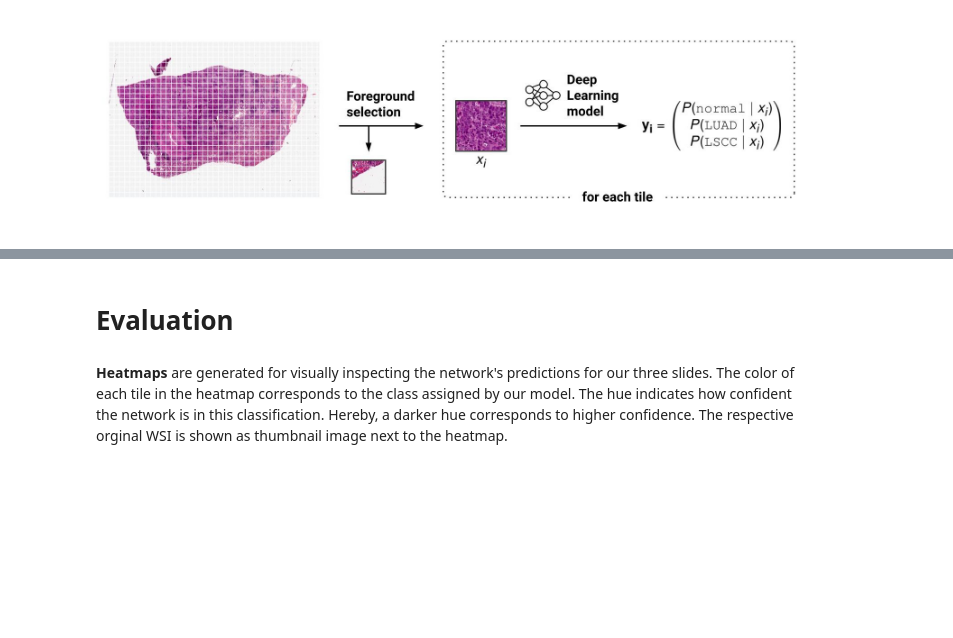
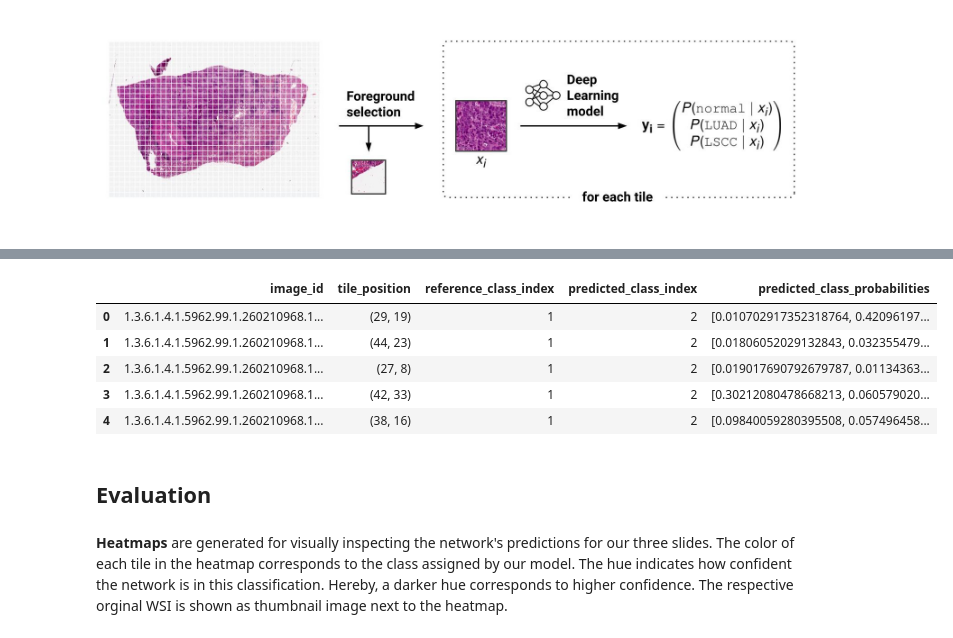
Before and after one commit to ImagingDataCommons/isbi_tutorial_2024, a Jupyter notebook: ISBI_2024_hands_on.ipynb, the cells around one changed output, grey strips where cells are left out. Cells and saved outputs as stored; diff of their text form; code cells hidden in the pictures; blank space fills up the shorter version.

```diff
--- a/ISBI_2024_hands_on.ipynb
+++ b/ISBI_2024_hands_on.ipynb
@@ -185,8 +278,17 @@ def predict(model, slides_metadata: pd.DataFrame, coverage: float) -> Prediction
 # %%
 # Perform prediction
 predictions = predict(model, slides_metadata, coverage=1.0)
+# %%
+display(predictions._predictions.head())
+# %% [output]
+|  | image_id | tile_position | reference_class_index | predicted_class_index | predicted_class_probabilities |
+| 0 | 1.3.6.1.4.1.5962.99.1.260210968.1... | (29, 19) | 1 | 2 | [0.010702917352318764, 0.42096197... |
+| 1 | 1.3.6.1.4.1.5962.99.1.260210968.1... | (44, 23) | 1 | 2 | [0.01806052029132843, 0.032355479... |
+| 2 | 1.3.6.1.4.1.5962.99.1.260210968.1... | (27, 8) | 1 | 2 | [0.019017690792679787, 0.01134363... |
+| 3 | 1.3.6.1.4.1.5962.99.1.260210968.1... | (42, 33) | 1 | 2 | [0.30212080478668213, 0.060579020... |
+| 4 | 1.3.6.1.4.1.5962.99.1.260210968.1... | (38, 16) | 1 | 2 | [0.09840059280395508, 0.057496458... |
 # %% [markdown]
-# Evaluation
+## Evaluation
 # %% [markdown]
 **Heatmaps** are generated for visually inspecting the network's predictions for our three slides. The color of each tile in the heatmap corresponds to the class assigned by our model. The hue indicates how confident the network is in this classification. Hereby, a darker hue corresponds to higher confidence. The respective orginal WSI is shown as thumbnail image next to the heatmap.
 # %%
```
Also changed, not shown: parts of 23 cells of this notebook.
